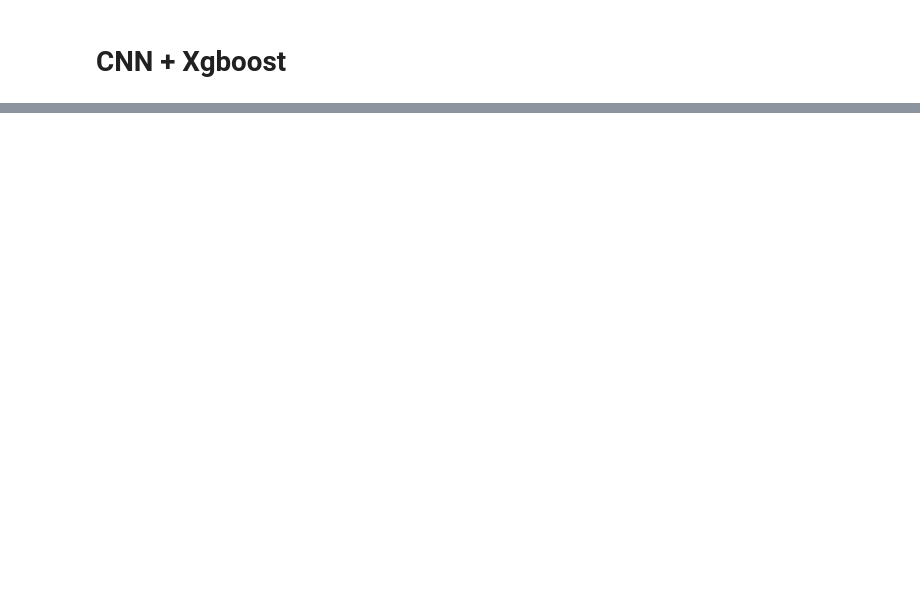
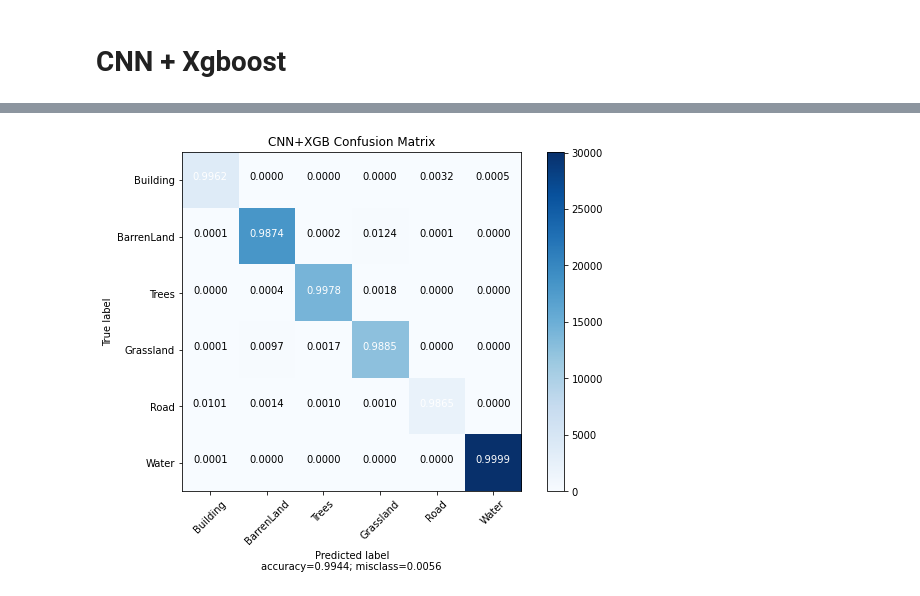
Before and after one commit to swimmingcat/ML101, a Jupyter notebook: landcover.ipynb, the cells around one changed output, grey strips where cells are left out. Saved outputs shown, nothing was run; the diff lists cells and outputs as text; code cells hidden in the pictures; blank space fills up the shorter version.

```diff
--- a/landcover.ipynb
+++ b/landcover.ipynb
@@ -284,0 +592,3 @@ print(xgb_model.get_xgb_params())
+# %%
+xgb_y_train = np.argmax(y_train, axis=1).reshape(-1)
+xgb_y_val = np.argmax(y_val, axis=1).reshape(-1)
@@ -285,6 +598,7 @@ print(xgb_model.get_xgb_params())
 # %%
-trained = my_model.fit(
-    tg[0], tg[1], early_stopping_rounds=10,
+trained = xgb_model.fit(
+    xgb_x_train, xgb_y_train,
+    early_stopping_rounds=10,
     # the last metric is used for early stopping
     eval_metric=["merror", "mlogloss"],
-    eval_set=[tg, vg], verbose=True)
+    eval_set=[(xgb_x_val, xgb_y_val)], verbose=True)
@@ -291,3 +623,16 @@ trained = my_model.fit(
 # %%
 import pickle
 pickle.dump(trained, open('xgb_model', "wb"))
+# %%
+xgb_y_pred = trained.predict(xgb_x_val)
+# %%
+xgb_cm = confusion_matrix(y_true=xgb_y_val, y_pred=xgb_y_pred, labels=CATEGORIES)
+# %%
+plot_confusion_matrix(
+    cm=xgb_cm,
+    target_names=NAMES,
+    title='CNN+XGB Confusion Matrix',
+    cmap=None,
+    normalize=True)
+# %% [output]
+[figure, added]
```
Also changed, not shown: parts of 41 cells of this notebook, 4 other files.
